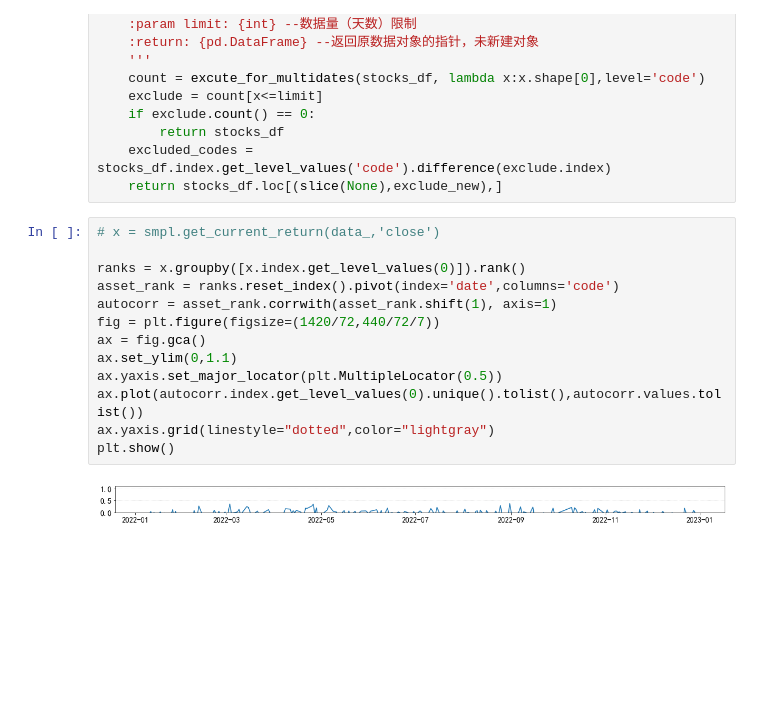
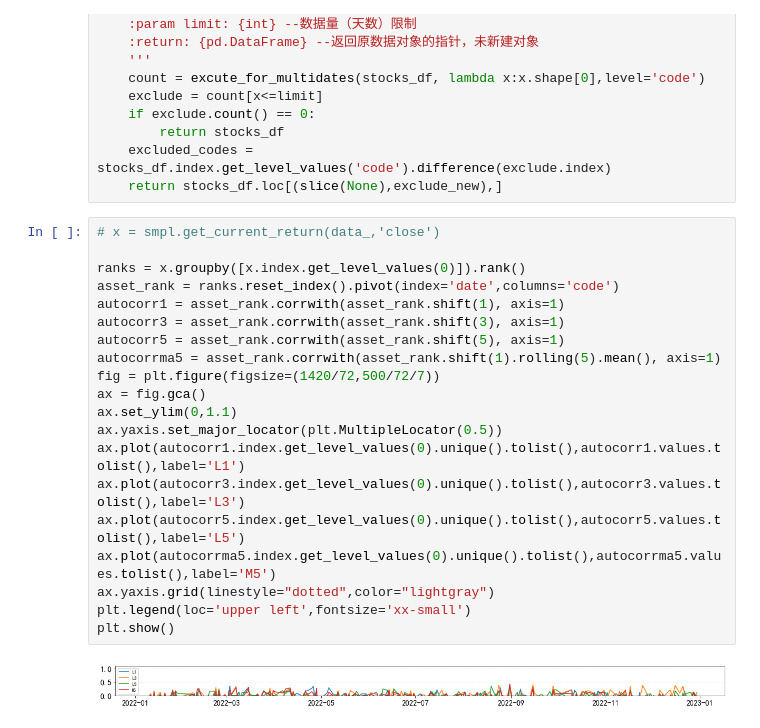
Before and after one commit to kaikai03/IndicatorLab, a Jupyter notebook: ind/Ind_Liquidity.ipynb, the cells around one changed output. Saved outputs shown, nothing was run; the diff lists cells and outputs as text; blank space fills up the shorter version.

```diff
--- a/ind/Ind_Liquidity.ipynb
+++ b/ind/Ind_Liquidity.ipynb
@@ -90,15 +90,22 @@ def excute_priod_limit(stocks_df, limit=60):
 # %%
 # x = smpl.get_current_return(data_,'close')
 
 ranks = x.groupby([x.index.get_level_values(0)]).rank()
 asset_rank = ranks.reset_index().pivot(index='date',columns='code')
-autocorr = asset_rank.corrwith(asset_rank.shift(1), axis=1)
-fig = plt.figure(figsize=(1420/72,440/72/7))
+autocorr1 = asset_rank.corrwith(asset_rank.shift(1), axis=1)
+autocorr3 = asset_rank.corrwith(asset_rank.shift(3), axis=1)
+autocorr5 = asset_rank.corrwith(asset_rank.shift(5), axis=1)
+autocorrma5 = asset_rank.corrwith(asset_rank.shift(1).rolling(5).mean(), axis=1)
+fig = plt.figure(figsize=(1420/72,500/72/7))
 ax = fig.gca()
 ax.set_ylim(0,1.1)
 ax.yaxis.set_major_locator(plt.MultipleLocator(0.5))
-ax.plot(autocorr.index.get_level_values(0).unique().tolist(),autocorr.values.tolist())
+ax.plot(autocorr1.index.get_level_values(0).unique().tolist(),autocorr1.values.tolist(),label='L1')
+ax.plot(autocorr3.index.get_level_values(0).unique().tolist(),autocorr3.values.tolist(),label='L3')
+ax.plot(autocorr5.index.get_level_values(0).unique().tolist(),autocorr5.values.tolist(),label='L5')
+ax.plot(autocorrma5.index.get_level_values(0).unique().tolist(),autocorrma5.values.tolist(),label='M5')
 ax.yaxis.grid(linestyle="dotted",color="lightgray")
+plt.legend(loc='upper left',fontsize='xx-small')
 plt.show()
 # %% [output]
-[figure, old version]
+[figure, new version]
```
Also changed, not shown: 2 other files.
